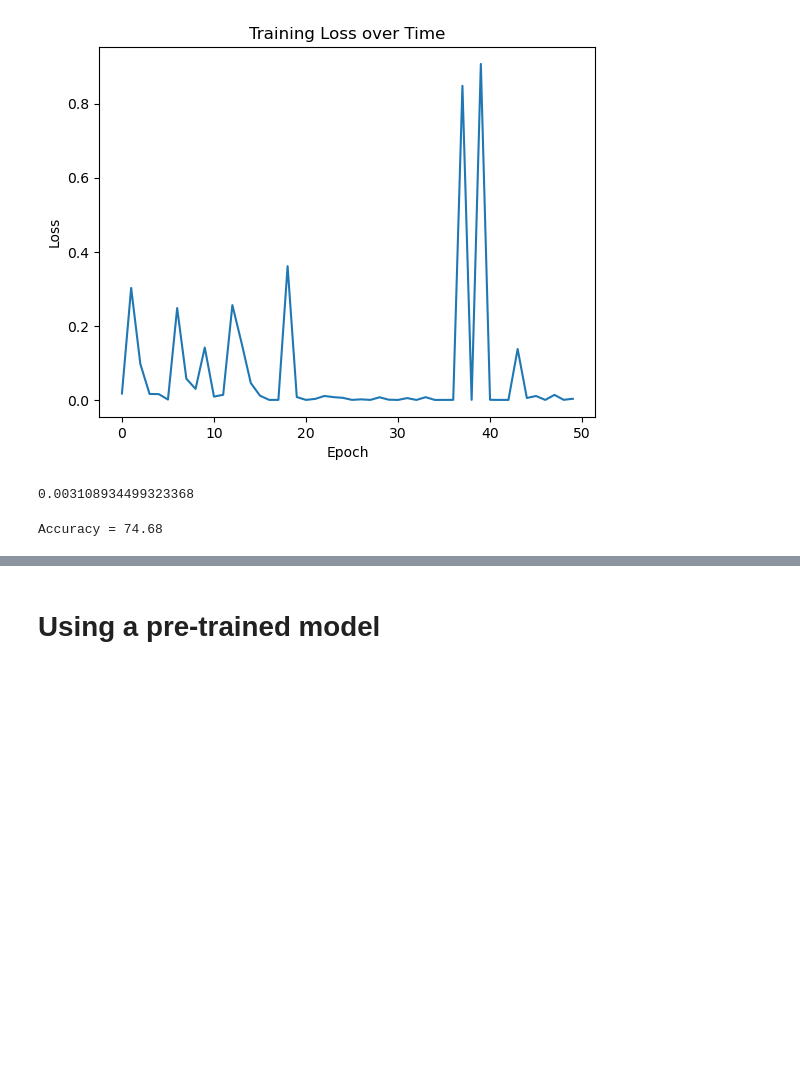
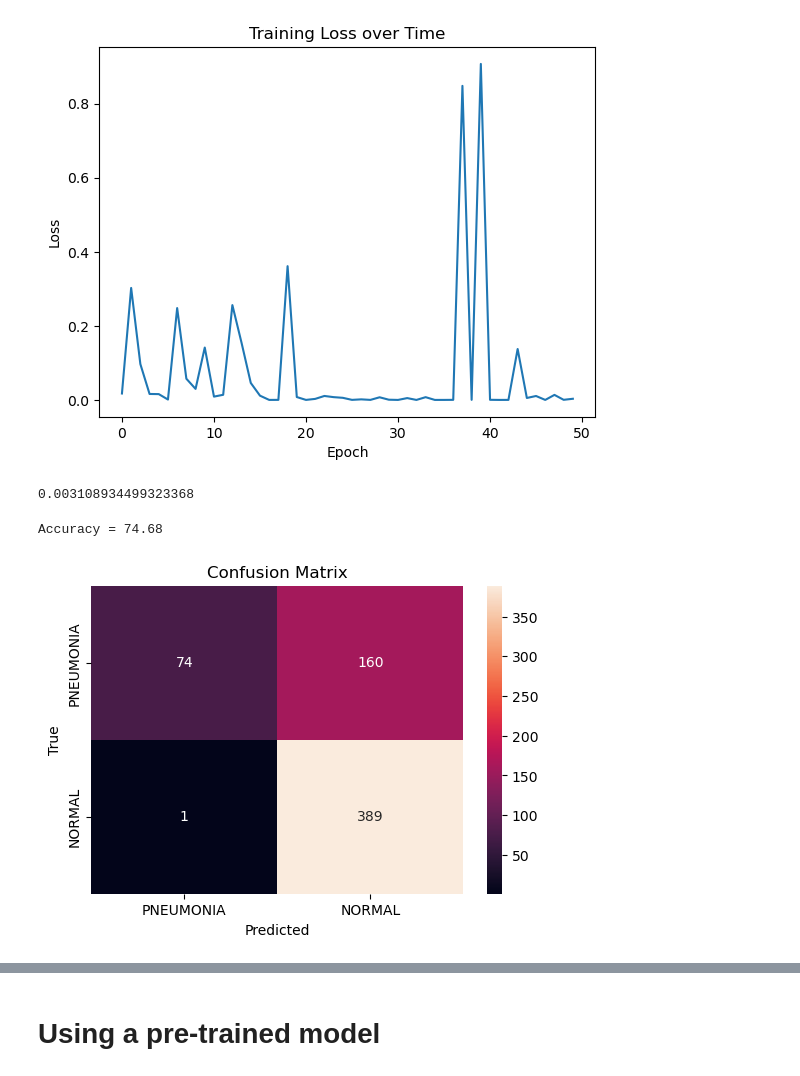
Before and after one commit to HassanAlgoz/xray, a Jupyter notebook: notebook_medical.ipynb, the cells around one changed output, grey strips where cells are left out. Cells and saved outputs as stored; diff of their text form; code cells hidden in the pictures; blank space fills up the shorter version.

Commit message:
plot confusion matrix and pre-activations

```diff
--- a/notebook_medical.ipynb
+++ b/notebook_medical.ipynb
@@ -201,10 +201,13 @@ print(train_losses[-1])
 [figure]
 0.003108934499323368
 # %%
-model = ConvNet(num_classes)
+PATH = './mnist_medical.pth'
+model = ConvNet(1)
 model.load_state_dict(torch.load(PATH))
 model.eval()
 with torch.no_grad():
+    precisions = []
+    recalls = []
     n_correct = 0
     n_samples = 0
     for x, y in test_loader:
@@ -216,3 +219,31 @@ with torch.no_grad():
     print(f'Accuracy = {100*acc:.2f}')
 # %% [output]
 Accuracy = 74.68
+# %%
+from torchmetrics.classification import BinaryConfusionMatrix
+
+confusion_mtx = BinaryConfusionMatrix()
+
+outputs = []
+
+with torch.no_grad():
+    for x, y in test_loader:
+        output = model(x).squeeze(1)
+        pred = output > 0.5
+        confusion_mtx.update(pred, y)
+        outputs.extend(output)
+
+conf_mat = confusion_mtx.compute()
+# %%
+import seaborn as sn
+
+figure = plt.figure(figsize=(6,4))
+sn.heatmap(conf_mat, annot=True, fmt='d', xticklabels=['PNEUMONIA', 'NORMAL'], yticklabels=['PNEUMONIA', 'NORMAL'])
+
+plt.xlabel('Predicted')
+plt.ylabel('True')
+plt.title('Confusion Matrix')
+
+plt.show()
+# %% [output]
+[figure, added]
```
Also changed, not shown: parts of 2 cells of this notebook.
